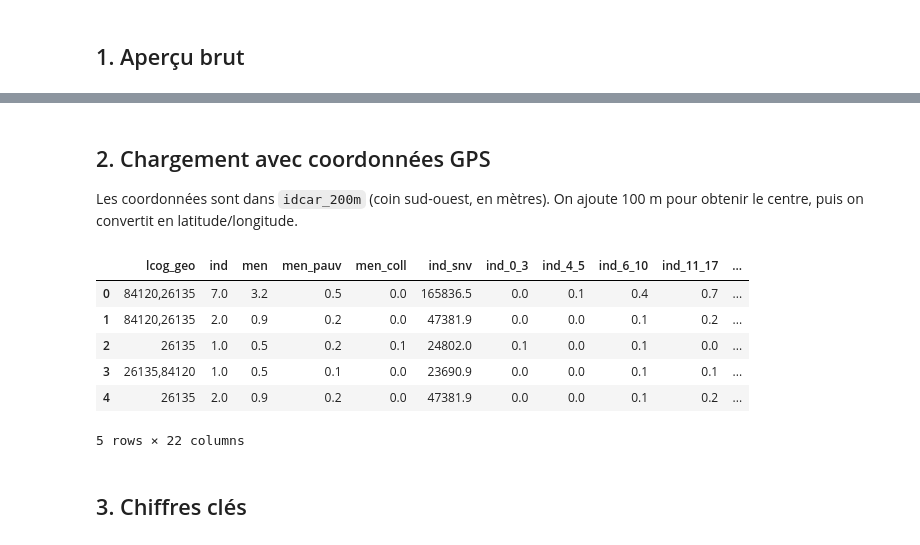
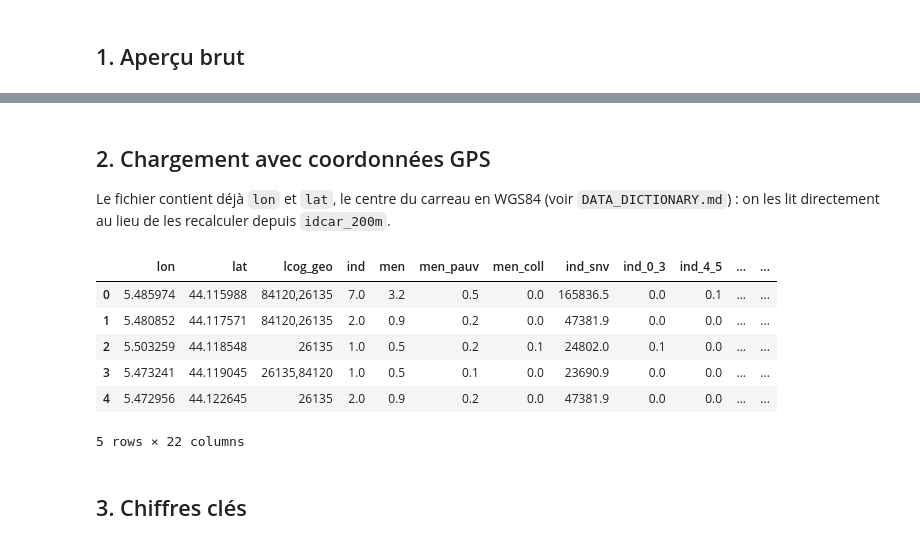
Before and after one commit to GitFeat/Datz_Data-analyze-for-Citiz, a Jupyter notebook: population/notebooks/01_filosofi_population_grid.ipynb, the cells around one changed output, grey strips where cells are left out. Saved outputs shown, nothing was run; the diff lists cells and outputs as text; code cells hidden in the pictures.

```diff
--- a/population/notebooks/01_filosofi_population_grid.ipynb
+++ b/population/notebooks/01_filosofi_population_grid.ipynb
@@ -6,11 +6,13 @@ Population par carreau de 200 m : région Auvergne-Rhône-Alpes.
 import os
 import duckdb
 import pandas as pd
-import pyproj
 import matplotlib.pyplot as plt
+from pathlib import Path
+RACINE = next(d for d in [Path.cwd().resolve(), *Path.cwd().resolve().parents]
+              if (d / "population" / "requirements.txt").is_file())
 
 NOM = "Auvergne-Rhône-Alpes"
-FICHIER = "../reference/filosofi_2021_aura/carreaux_200m_aura.csv"
+FICHIER = str(RACINE / "population/reference/filosofi_2021_aura/carreaux_200m_aura.csv")
 FICHIERS = {NOM: FICHIER}
 print("Fichier trouvé :", os.path.exists(FICHIER))
 # %% [output]
@@ -29,40 +31,34 @@ duckdb.sql(f"SELECT * FROM read_csv('{next(iter(FICHIERS.values()))}', types={{'
 # %% [markdown]
 ## 2. Chargement avec coordonnées GPS
 
-Les coordonnées sont dans `idcar_200m` (coin sud-ouest, en mètres). On ajoute 100 m pour obtenir le centre, puis on convertit en latitude/longitude.
+Le fichier contient déjà `lon` et `lat`, le centre du carreau en WGS84 (voir `DATA_DICTIONARY.md`) : on les lit directement au lieu de les recalculer depuis `idcar_200m`.
 # %%
 def charger(nom):
     df = duckdb.sql(f"""
         SELECT
-            lcog_geo,
+            lon, lat, lcog_geo,
             ind, men, men_pauv, men_coll, ind_snv,
             ind_0_3, ind_4_5, ind_6_10, ind_11_17, ind_18_24,
-            ind_25_39, ind_40_54, ind_55_64, ind_65_79, ind_80p,
-            CAST(regexp_extract(idcar_200m, 'CRS(\\d+)', 1) AS INT) AS epsg,
-            CAST(regexp_extract(idcar_200m, 'E(\\d+)$', 1) AS INT) + 100 AS x,
-            CAST(regexp_extract(idcar_200m, 'N(\\d+)E', 1) AS INT) + 100 AS y
+            ind_25_39, ind_40_54, ind_55_64, ind_65_79, ind_80p
         FROM read_csv('{FICHIERS[nom]}', types={{'lcog_geo': 'VARCHAR'}})
     """).df()
-    epsg = int(df["epsg"].iloc[0])
-    t = pyproj.Transformer.from_crs(epsg, 4326, always_xy=True)
-    df["lon"], df["lat"] = t.transform(df["x"].values, df["y"].values)
     df["territoire"] = nom
     df["dep"] = df["lcog_geo"].where(~df["lcog_geo"].str.startswith("97"), None).str[:2]
     df.loc[df["lcog_geo"].str.startswith("97"), "dep"] = df["lcog_geo"].str[:3]
     df["niveau_vie"] = df["ind_snv"] / df["ind"]
     df["part_65p"] = (df["ind_65_79"] + df["ind_80p"]) / df["ind"]
-    return df.drop(columns=["epsg", "x", "y"])
+    return df
 
 donnees = {nom: charger(nom) for nom in FICHIERS}
 carreaux = pd.concat(donnees.values(), ignore_index=True)
 carreaux.head()
 # %% [output]
-|  | lcog_geo | ind | men | men_pauv | men_coll | ind_snv | ind_0_3 | ind_4_5 | ind_6_10 | ind_11_17 | ... |
-| 0 | 84120,26135 | 7.0 | 3.2 | 0.5 | 0.0 | 165836.5 | 0.0 | 0.1 | 0.4 | 0.7 | ... |
-| 1 | 84120,26135 | 2.0 | 0.9 | 0.2 | 0.0 | 47381.9 | 0.0 | 0.0 | 0.1 | 0.2 | ... |
-| 2 | 26135 | 1.0 | 0.5 | 0.2 | 0.1 | 24802.0 | 0.1 | 0.0 | 0.1 | 0.0 | ... |
-| 3 | 26135,84120 | 1.0 | 0.5 | 0.1 | 0.0 | 23690.9 | 0.0 | 0.0 | 0.1 | 0.1 | ... |
-| 4 | 26135 | 2.0 | 0.9 | 0.2 | 0.0 | 47381.9 | 0.0 | 0.0 | 0.1 | 0.2 | ... |
+|  | lon | lat | lcog_geo | ind | men | men_pauv | men_coll | ind_snv | ind_0_3 | ind_4_5 | ... | ... |
+| 0 | 5.485974 | 44.115988 | 84120,26135 | 7.0 | 3.2 | 0.5 | 0.0 | 165836.5 | 0.0 | 0.1 | ... | ... |
+| 1 | 5.480852 | 44.117571 | 84120,26135 | 2.0 | 0.9 | 0.2 | 0.0 | 47381.9 | 0.0 | 0.0 | ... | ... |
+| 2 | 5.503259 | 44.118548 | 26135 | 1.0 | 0.5 | 0.2 | 0.1 | 24802.0 | 0.1 | 0.0 | ... | ... |
+| 3 | 5.473241 | 44.119045 | 26135,84120 | 1.0 | 0.5 | 0.1 | 0.0 | 23690.9 | 0.0 | 0.0 | ... | ... |
+| 4 | 5.472956 | 44.122645 | 26135 | 2.0 | 0.9 | 0.2 | 0.0 | 47381.9 | 0.0 | 0.0 | ... | ... |
 5 rows × 22 columns
 # %% [markdown]
 ## 3. Chiffres clés
```
Also changed, not shown: parts of 6 cells of this notebook, 29 other files.
